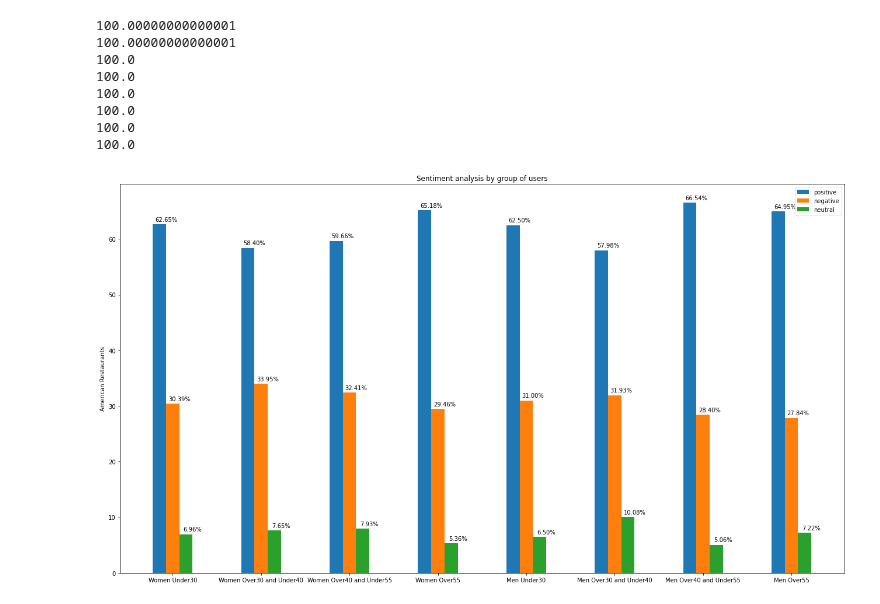
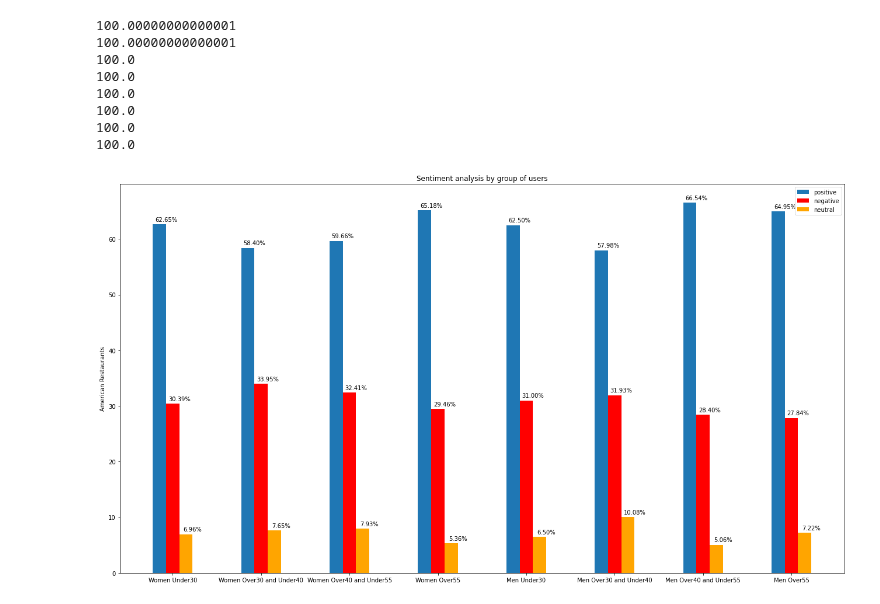
Before and after one commit to EleonoraBartolomucci/Fairness, a Jupyter notebook: Esperimenti/miky_secondoEsperimento.ipynb, the cells around one changed output. Cells and saved outputs as stored; diff of their text form; code cells hidden in the pictures.

```diff
--- a/Esperimenti/miky_secondoEsperimento.ipynb
+++ b/Esperimenti/miky_secondoEsperimento.ipynb
@@ -135,7 +232,6 @@ print(men_over30_and_under40_americanrest_positive + men_over30_and_under40_amer
 print(men_over40_and_under55_americanrest_positive + men_over40_and_under55_americanrest_negative + men_over40_and_under55_americanrest_neutral)
 print(men_over55_americanrest_positive + men_over55_americanrest_negative + men_over55_americanrest_neutral)
 
-
 x = np.arange(len(labels))  # the label locations
 width = 0.15  # the width of the bars
 
@@ -143,8 +239,8 @@ matplotlib.rcParams['figure.figsize'] = (18.0, 10.0)
 
 fig, ax = plt.subplots()
 rects1 = ax.bar(x - width, americanPositive, width, label='positive')
-rects2 = ax.bar(x, americanNegative, width, label='negative')
-rects3 = ax.bar(x + width, americanNeutral, width, label='neutral')
+rects2 = ax.bar(x, americanNegative, width, label='negative', color='red')
+rects3 = ax.bar(x + width, americanNeutral, width, label='neutral', color='orange')
 
 # Add some text for labels, title and custom x-axis tick labels, etc.
 ax.set_ylabel('American Restaurants')
@@ -152,31 +248,31 @@ ax.set_title('Sentiment analysis by group of users')
 ax.set_xticks(x)
 ax.set_xticklabels(labels)
 ax.legend()
 
 def autolabel(rects):
     """Attach a text label above each bar in *rects*, displaying its height."""
     for rect in rects:
         height = rect.get_height()
         ax.annotate('{:.2%}'.format(height/100),
                     xy=(rect.get_x() + rect.get_width(), height),
                     xytext=(0, 3),  # 3 points vertical offset
                     textcoords="offset points",
                     ha='center', va='bottom')
 
 autolabel(rects1)
 autolabel(rects2)
 autolabel(rects3)
 
 fig.tight_layout()
 
 plt.show()
 # %% [output]
 100.00000000000001
 100.00000000000001
 100.0
 100.0
 100.0
 100.0
 100.0
 100.0
-[figure, old version]
+[figure, new version]
```
Also changed, not shown: parts of 6 cells of this notebook.
